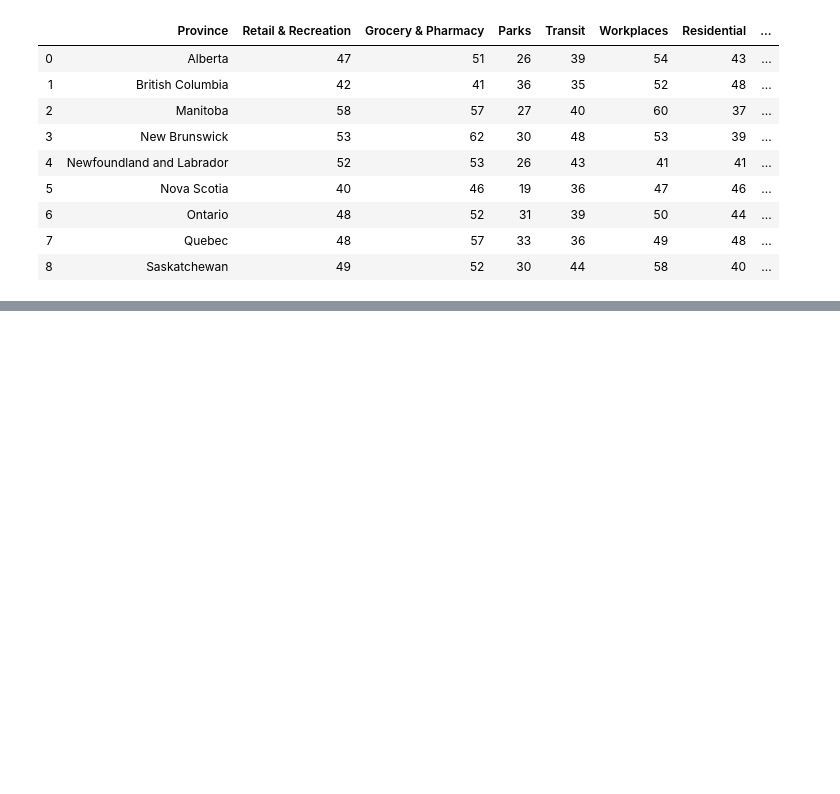
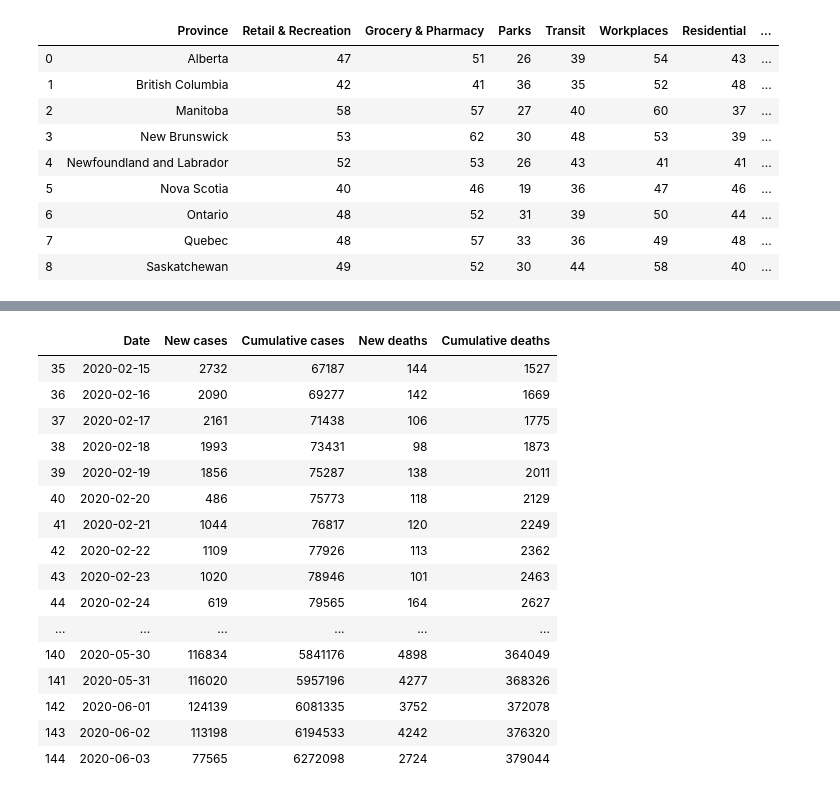
Before and after one commit to francomomo/DataFest-2020, a Jupyter notebook: scripts/Python/data_cleaning.ipynb, the cells around one changed output, grey strips where cells are left out. Cells and saved outputs as stored; diff of their text form; code cells hidden in the pictures; blank space fills up the shorter version.

```diff
--- a/scripts/Python/data_cleaning.ipynb
+++ b/scripts/Python/data_cleaning.ipynb
@@ -245,0 +298,39 @@ mobility_data
+# %%
+# create data for the daily increase in the number of cases around the world
+
+# import data
+covid19_globe = pd.read_csv('../../data/raw_data/covid19_global.csv')
+
+# format date
+covid19_globe.Date_reported = covid19_globe.Date_reported.str.slice(stop=10)
+
+# rename columns
+covid19_globe = covid19_globe.rename(columns={'Date_reported': 'Date', 'New_cases': 'New cases', \
+                                              'New_deaths': 'New deaths', 'Cumulative_cases': 'Cumulative cases', \
+                                              'Cumulative_deaths': 'Cumulative deaths'})
+
+# group by date
+covid19_globe = covid19_globe.groupby('Date').sum().reset_index()
+
+# filter rows
+covid19_globe = covid19_globe.loc[covid19_globe.Date >= '2020-02-15']
+# %%
+covid19_globe
+# %% [output]
+|  | Date | New cases | Cumulative cases | New deaths | Cumulative deaths |
+| 35 | 2020-02-15 | 2732 | 67187 | 144 | 1527 |
+| 36 | 2020-02-16 | 2090 | 69277 | 142 | 1669 |
+| 37 | 2020-02-17 | 2161 | 71438 | 106 | 1775 |
+| 38 | 2020-02-18 | 1993 | 73431 | 98 | 1873 |
+| 39 | 2020-02-19 | 1856 | 75287 | 138 | 2011 |
+| 40 | 2020-02-20 | 486 | 75773 | 118 | 2129 |
+| 41 | 2020-02-21 | 1044 | 76817 | 120 | 2249 |
+| 42 | 2020-02-22 | 1109 | 77926 | 113 | 2362 |
+| 43 | 2020-02-23 | 1020 | 78946 | 101 | 2463 |
+| 44 | 2020-02-24 | 619 | 79565 | 164 | 2627 |
+| ... | ... | ... | ... | ... | ... |
+| 140 | 2020-05-30 | 116834 | 5841176 | 4898 | 364049 |
+| 141 | 2020-05-31 | 116020 | 5957196 | 4277 | 368326 |
+| 142 | 2020-06-01 | 124139 | 6081335 | 3752 | 372078 |
+| 143 | 2020-06-02 | 113198 | 6194533 | 4242 | 376320 |
+| 144 | 2020-06-03 | 77565 | 6272098 | 2724 | 379044 |
```
Also changed, not shown: parts of 7 cells of this notebook, 1 other file.
